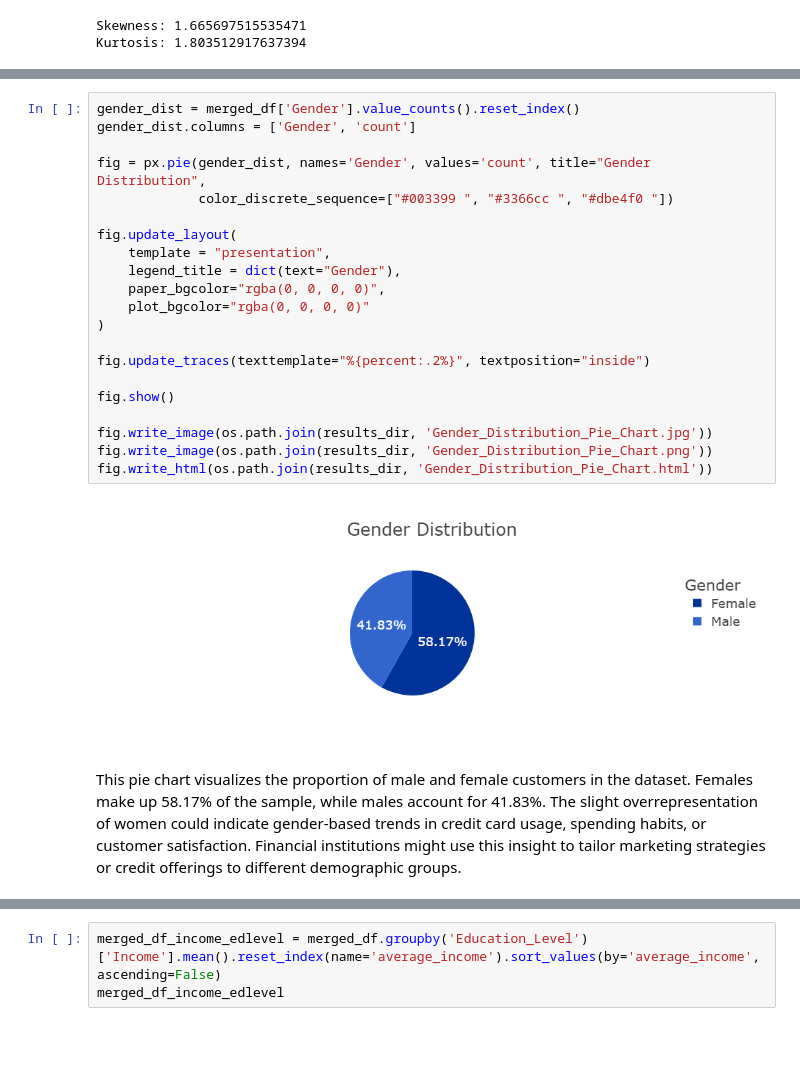
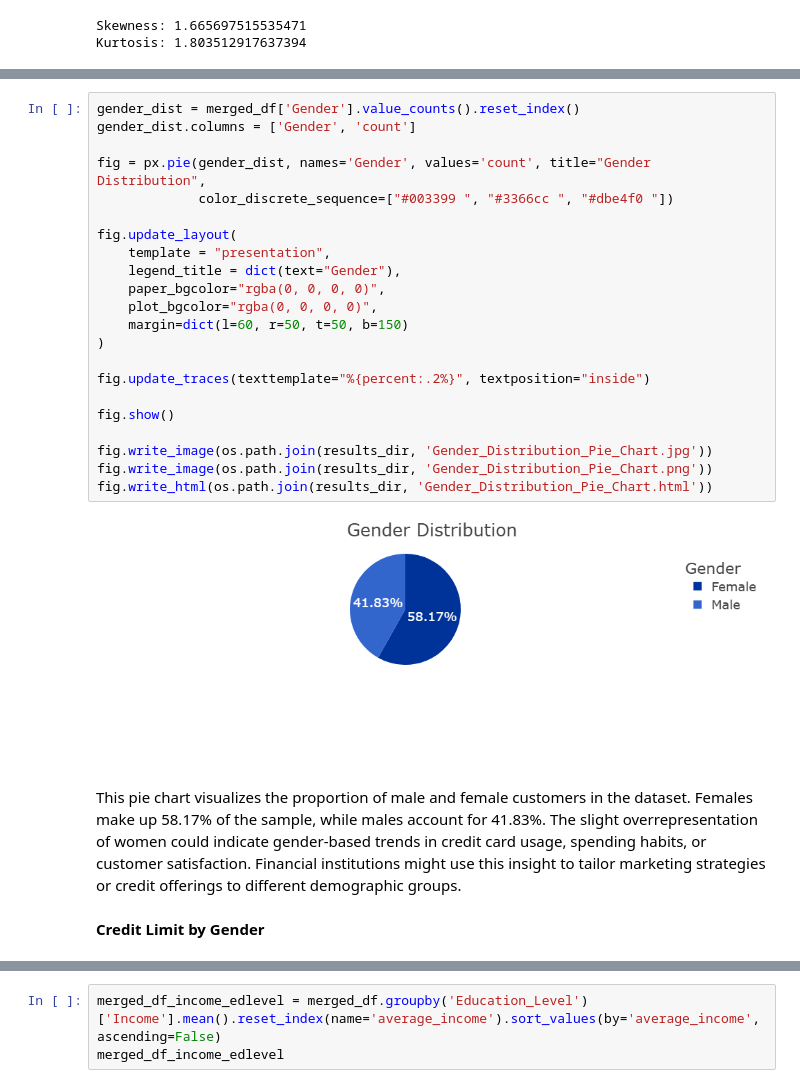
Before and after one commit to NadiaHirwa/Credit-Card-Financial, a Jupyter notebook: notebooks/Data_Analysis.ipynb, the cells around one changed output, grey strips where cells are left out. Saved outputs shown, nothing was run; the diff lists cells and outputs as text; blank space fills up the shorter version.

```diff
--- a/notebooks/Data_Analysis.ipynb
+++ b/notebooks/Data_Analysis.ipynb
@@ -415,25 +417,28 @@ plt.show()
 # %%
 gender_dist = merged_df['Gender'].value_counts().reset_index()
 gender_dist.columns = ['Gender', 'count']
 
 fig = px.pie(gender_dist, names='Gender', values='count', title="Gender Distribution",
              color_discrete_sequence=["#003399 ", "#3366cc ", "#dbe4f0 "])
 
 fig.update_layout(
     template = "presentation",
     legend_title = dict(text="Gender"),
     paper_bgcolor="rgba(0, 0, 0, 0)",
-    plot_bgcolor="rgba(0, 0, 0, 0)"
+    plot_bgcolor="rgba(0, 0, 0, 0)",
+    margin=dict(l=60, r=50, t=50, b=150)
 )
 
 fig.update_traces(texttemplate="%{percent:.2%}", textposition="inside")
 
 fig.show()
 
 fig.write_image(os.path.join(results_dir, 'Gender_Distribution_Pie_Chart.jpg'))
 fig.write_image(os.path.join(results_dir, 'Gender_Distribution_Pie_Chart.png'))
 fig.write_html(os.path.join(results_dir, 'Gender_Distribution_Pie_Chart.html'))
 # %% [output]
-[figure, old version]
+[figure, new version]
 # %% [markdown]
 This pie chart visualizes the proportion of male and female customers in the dataset. Females make up 58.17% of the sample, while males account for 41.83%. The slight overrepresentation of women could indicate gender-based trends in credit card usage, spending habits, or customer satisfaction. Financial institutions might use this insight to tailor marketing strategies or credit offerings to different demographic groups.
+# %% [markdown]
+**Credit Limit by Gender**
```
Also changed, not shown: parts of 36 cells of this notebook, 39 other files.
